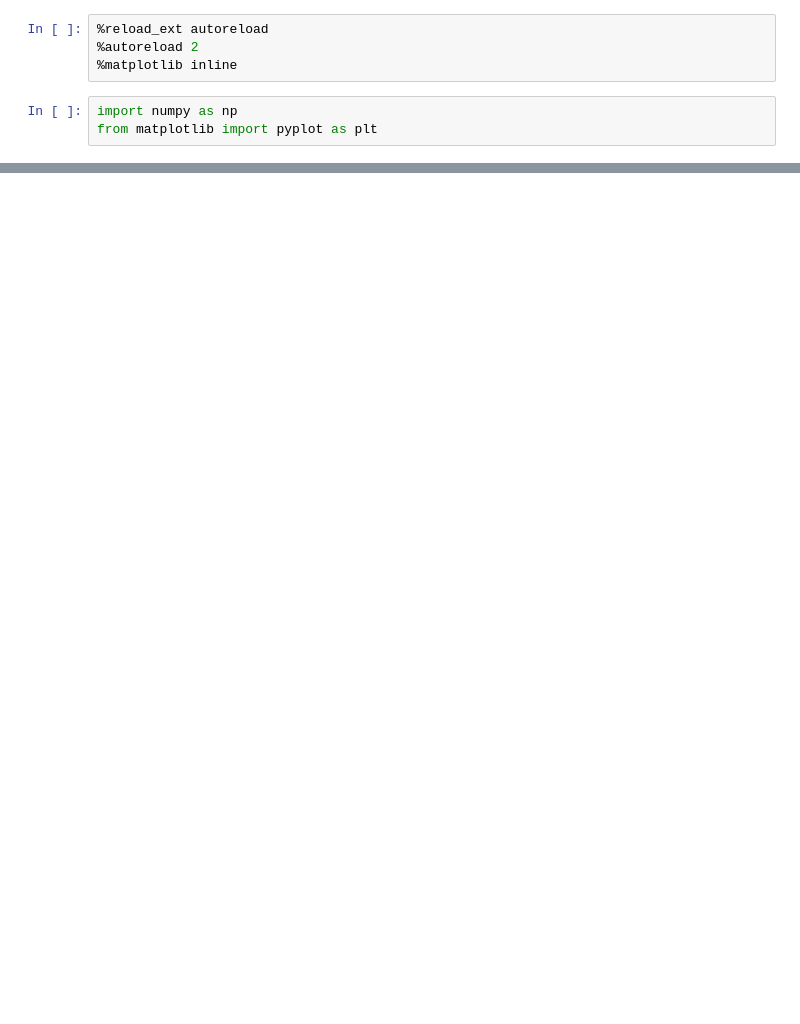
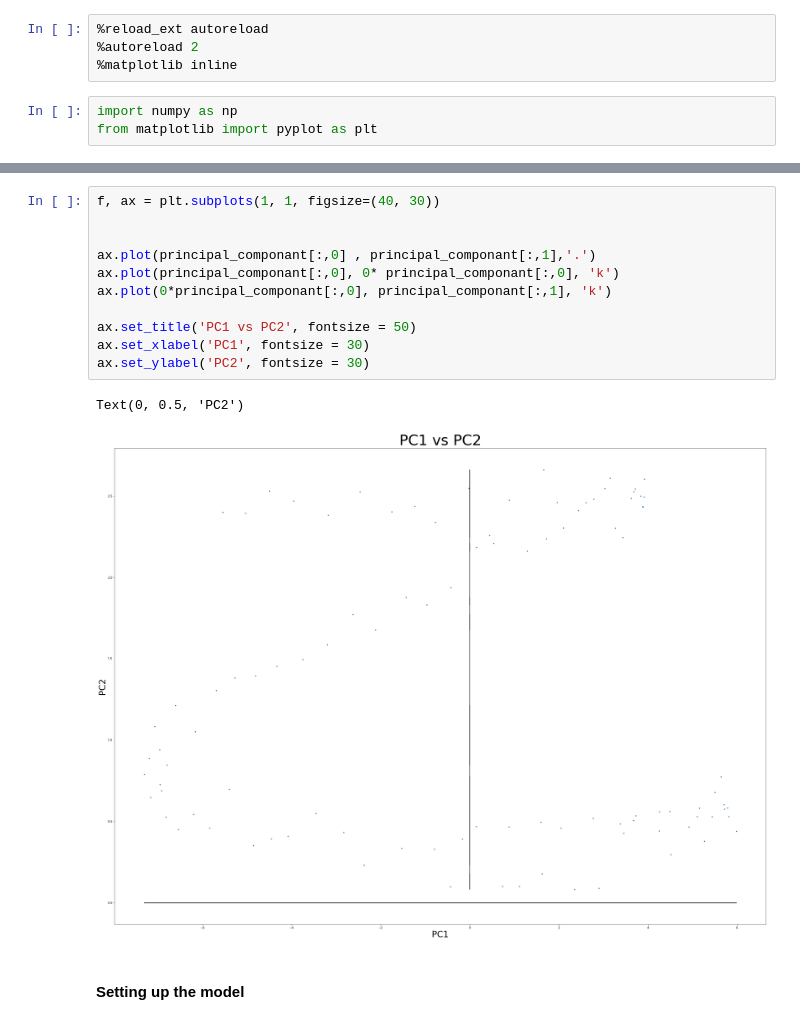
Before and after one commit to BFourcin/Ben-PhD, a Jupyter notebook: Theta_sin_x_Example.ipynb, the cells around one changed output, grey strips where cells are left out. Cells and saved outputs as stored; diff of their text form; blank space fills up the shorter version.

```diff
--- a/Theta_sin_x_Example.ipynb
+++ b/Theta_sin_x_Example.ipynb
@@ -36,0 +111,16 @@ len(train_y[0])
+# %%
+f, ax = plt.subplots(1, 1, figsize=(40, 30))
+
+
+ax.plot(principal_componant[:,0] , principal_componant[:,1],'.')
+ax.plot(principal_componant[:,0], 0* principal_componant[:,0], 'k')
+ax.plot(0*principal_componant[:,0], principal_componant[:,1], 'k')
+
+ax.set_title('PC1 vs PC2', fontsize = 50)
+ax.set_xlabel('PC1', fontsize = 30)
+ax.set_ylabel('PC2', fontsize = 30)
+# %% [output]
+Text(0, 0.5, 'PC2')
+[figure, added]
+# %% [markdown]
+#### Setting up the model
```
Also changed, not shown: parts of 23 cells of this notebook.
